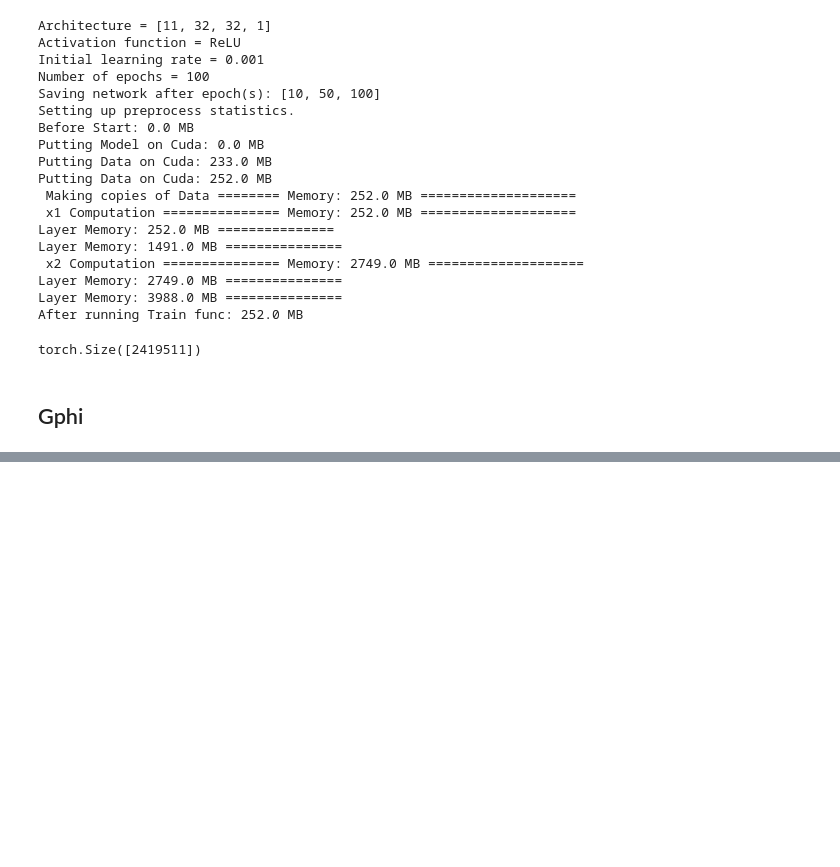
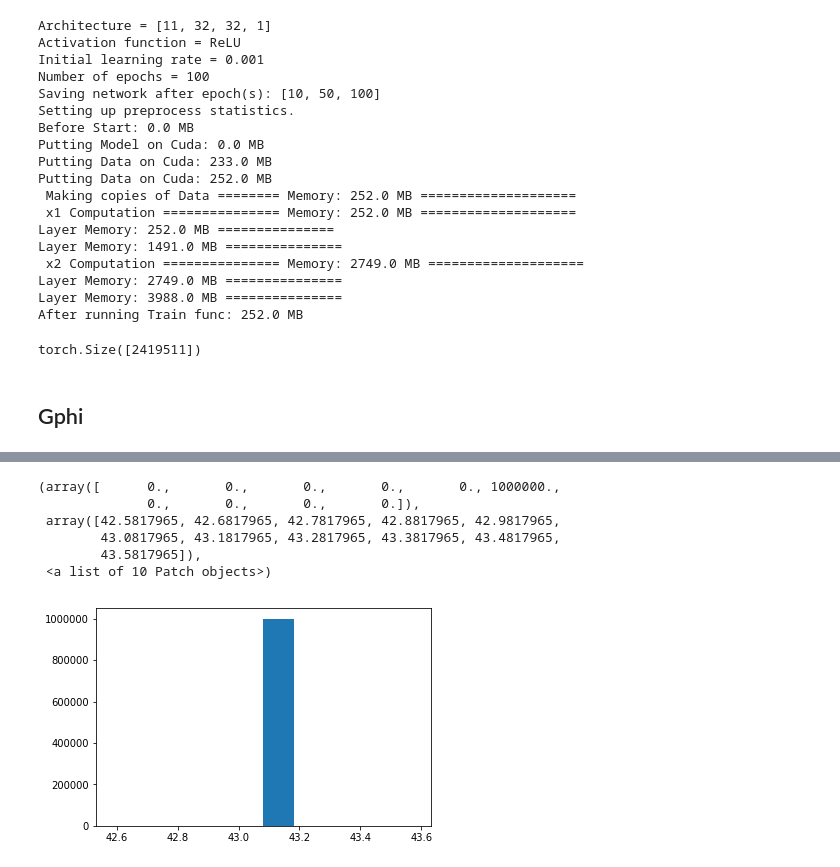
Before and after one commit to wulzer/ParametrizedClassifier, a Jupyter notebook: Example_Training.ipynb, the cells around one changed output, grey strips where cells are left out. Cells and saved outputs as stored; diff of their text form; code cells hidden in the pictures; blank space fills up the shorter version.

```diff
--- a/Example_Training.ipynb
+++ b/Example_Training.ipynb
@@ -274,0 +624,10 @@ KeyboardInterrupt:
+# %%
+plt.hist(torch.cat(td.UsedSMWeightsList))
+# %% [output]
+(array([      0.,       0.,       0.,       0.,       0., 1000000.,
+              0.,       0.,       0.,       0.]),
+ array([42.5817965, 42.6817965, 42.7817965, 42.8817965, 42.9817965,
+        43.0817965, 43.1817965, 43.2817965, 43.3817965, 43.4817965,
+        43.5817965]),
+ <a list of 10 Patch objects>)
+[figure, added]
```
Also changed, not shown: parts of 27 cells of this notebook, 4 other files.
